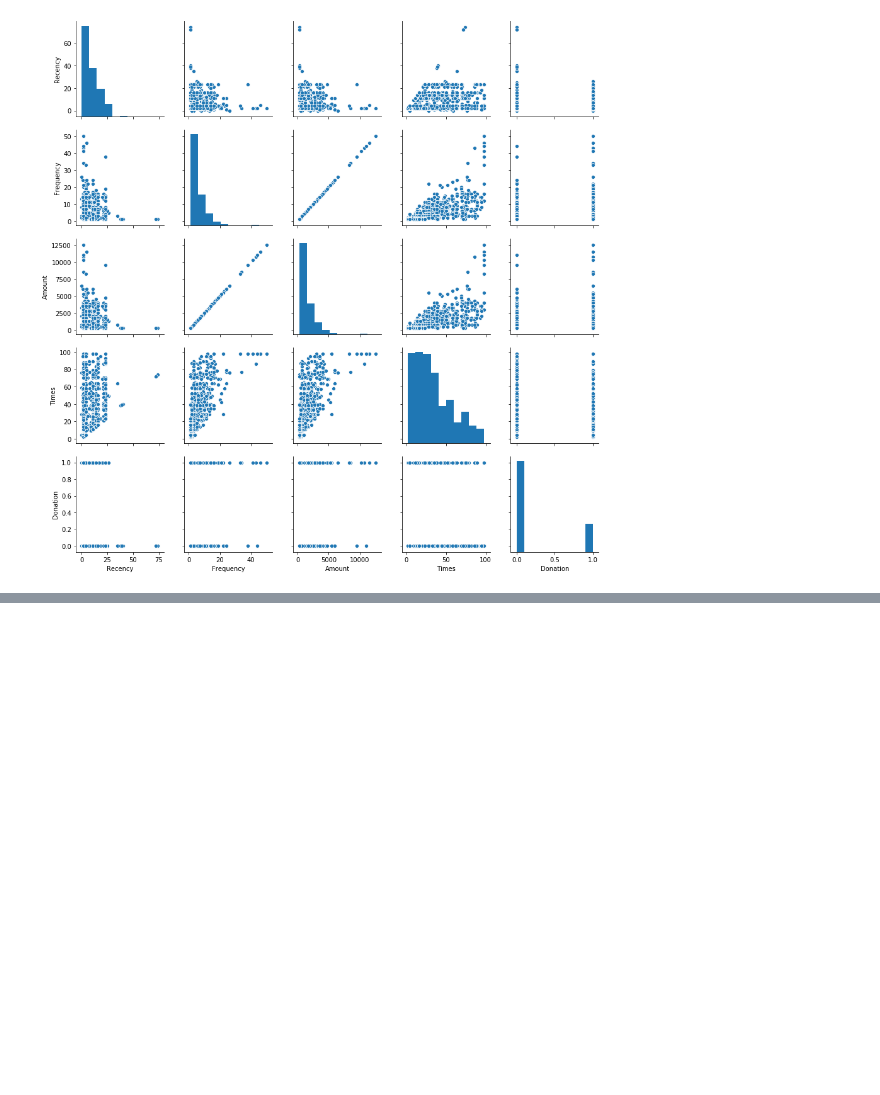
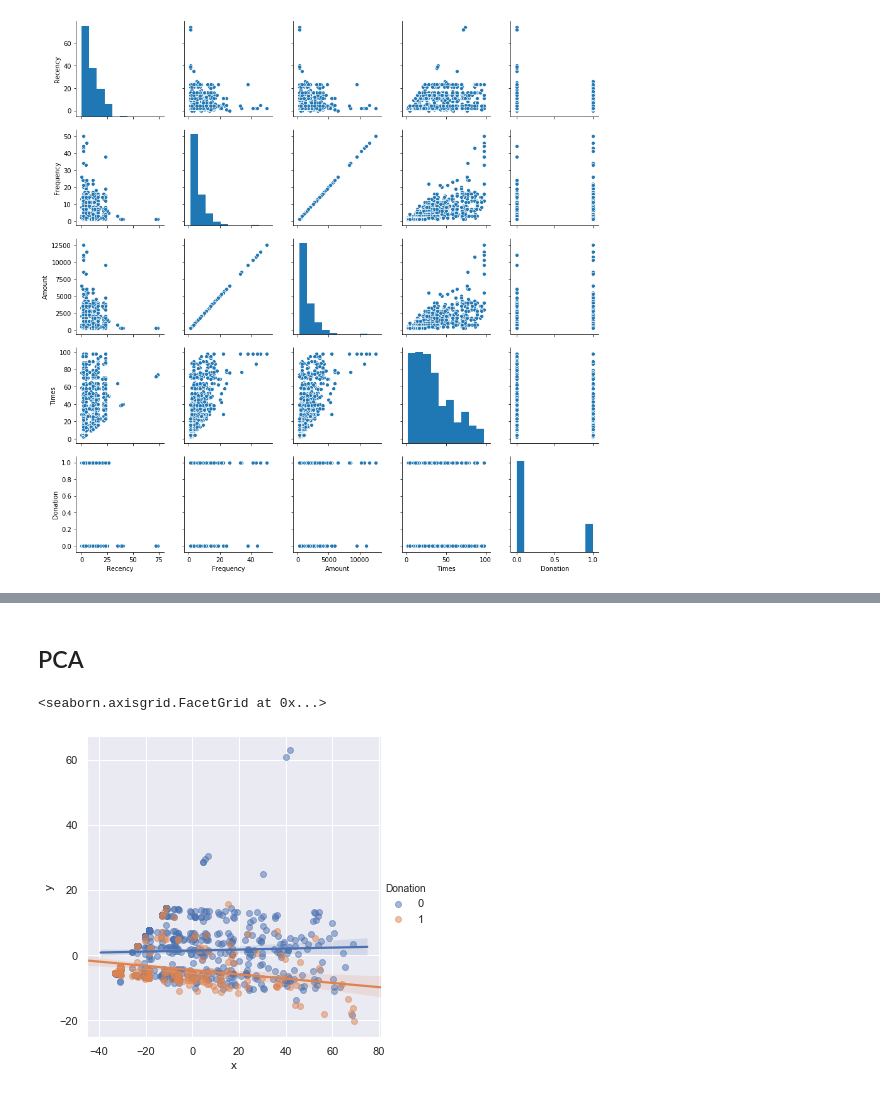
Before and after one commit to Barteus/ml-blood-donations, a Jupyter notebook: data-analysis.ipynb, the cells around one changed output, grey strips where cells are left out. Saved outputs shown, nothing was run; the diff lists cells and outputs as text; code cells hidden in the pictures; blank space fills up the shorter version.

```diff
--- a/data-analysis.ipynb
+++ b/data-analysis.ipynb
@@ -79,0 +88,14 @@ KeyError: <matplotlib.axes._subplots.AxesSubplot object at 0x...>
+# %% [markdown]
+## PCA
+# %%
+#PCA
+from sklearn.decomposition import PCA
+pca = PCA(n_components=2)
+principalComponents = pca.fit_transform(data.iloc[:,[0,1,3]])
+df_pca = pd.DataFrame(principalComponents, columns=['x','y'])
+df_pca['Donation']=data['Donation']
+# %%
+sns.lmplot(x='x', y='y', hue='Donation', data=df_pca, fit_reg=True, scatter_kws={'alpha':0.5})
+# %% [output]
+<seaborn.axisgrid.FacetGrid at 0x...>
+[figure, added]
```
Also changed, not shown: parts of 7 cells of this notebook, 3 other files.
